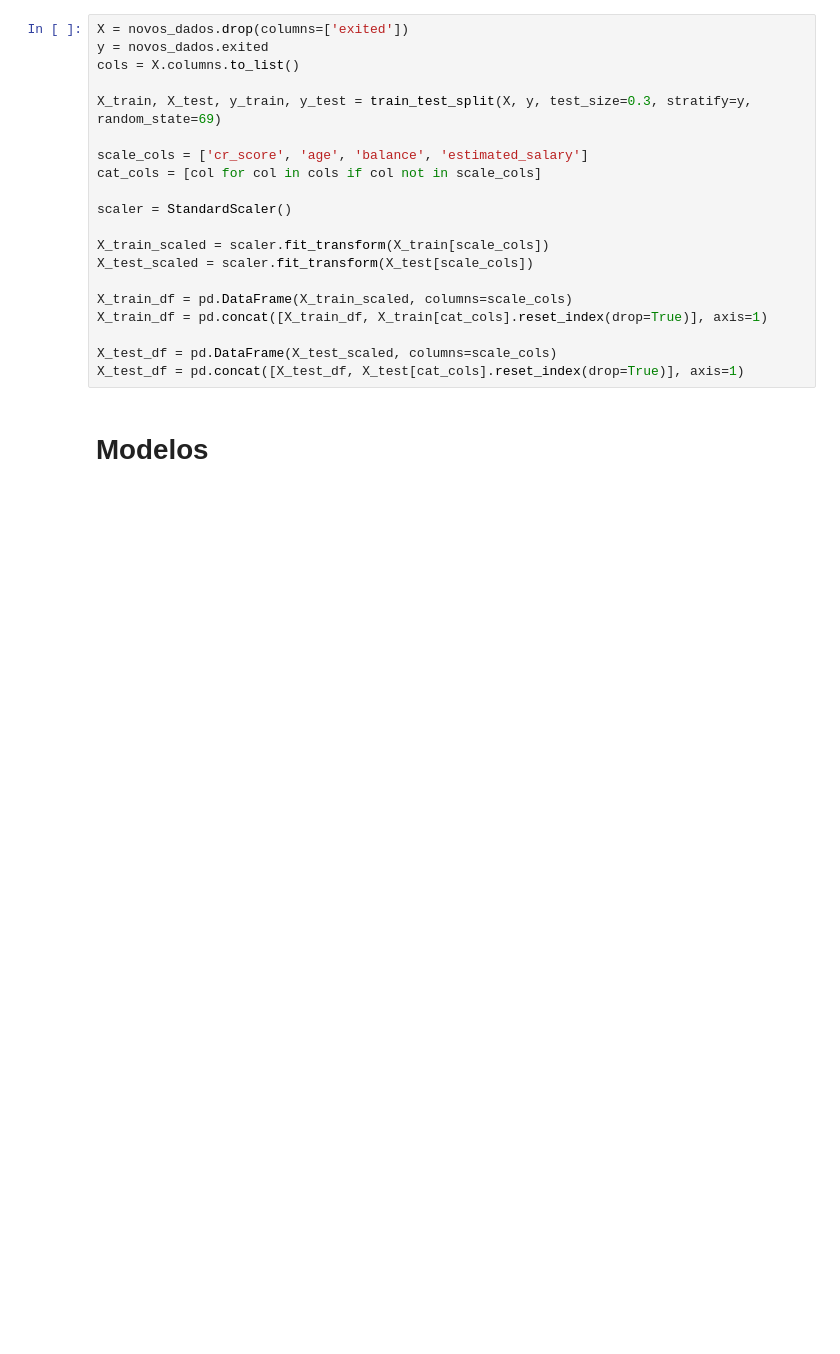
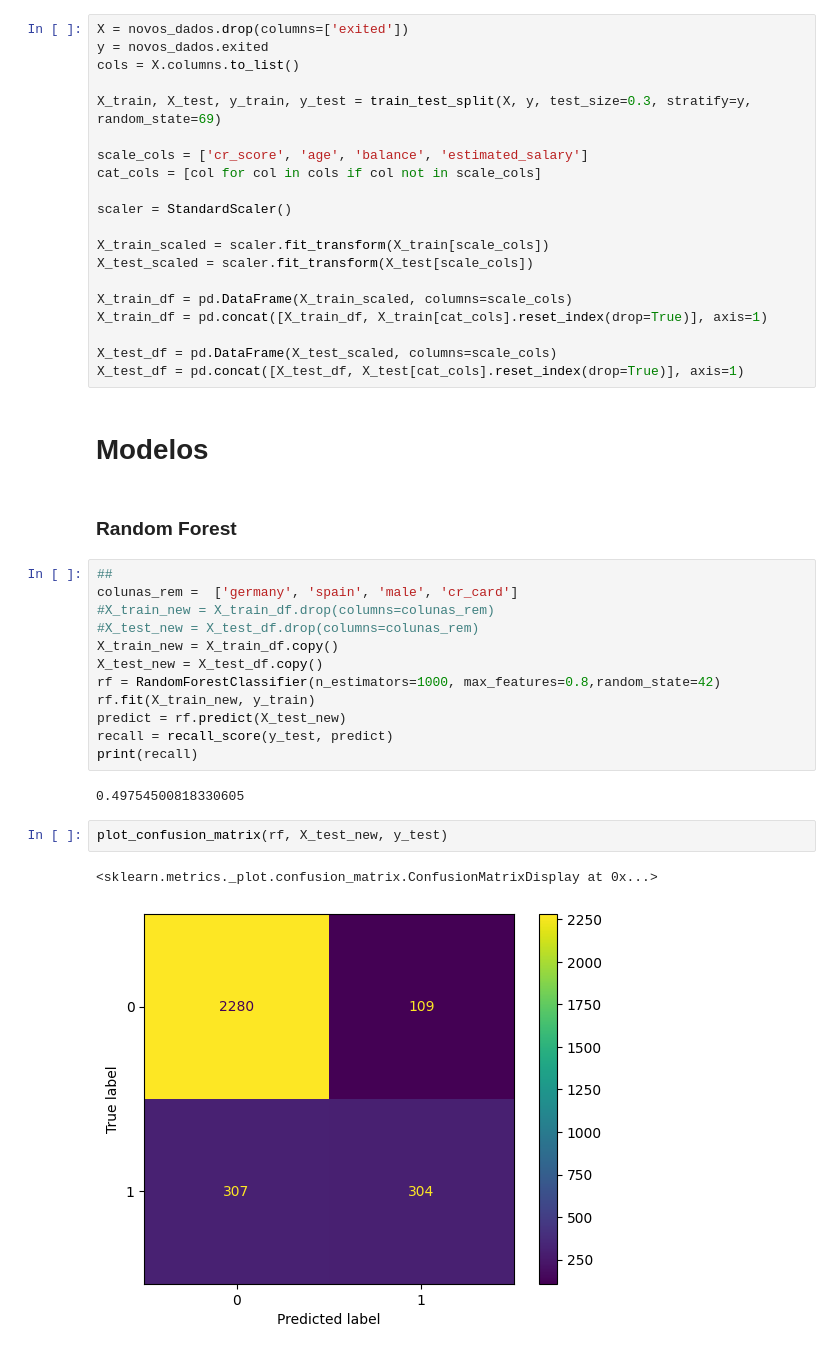
Before and after one commit to castroavila/machine_learning_i, a Jupyter notebook: projeto_aplicado.ipynb, the cells around one changed output. Saved outputs shown, nothing was run; the diff lists cells and outputs as text; blank space fills up the shorter version.

Commit message:
Implementacao de Random Forest

```diff
--- a/projeto_aplicado.ipynb
+++ b/projeto_aplicado.ipynb
@@ -191,3 +194,24 @@ X_test_df = pd.DataFrame(X_test_scaled, columns=scale_cols)
 X_test_df = pd.concat([X_test_df, X_test[cat_cols].reset_index(drop=True)], axis=1)
 # %% [markdown]
 # Modelos
+# %% [markdown]
+### Random Forest
+# %%
+##
+colunas_rem =  ['germany', 'spain', 'male', 'cr_card']
+#X_train_new = X_train_df.drop(columns=colunas_rem)
+#X_test_new = X_test_df.drop(columns=colunas_rem)
+X_train_new = X_train_df.copy()
+X_test_new = X_test_df.copy()
+rf = RandomForestClassifier(n_estimators=1000, max_features=0.8,random_state=42)
+rf.fit(X_train_new, y_train)
+predict = rf.predict(X_test_new)
+recall = recall_score(y_test, predict)
+print(recall)
+# %% [output]
+0.49754500818330605
+# %%
+plot_confusion_matrix(rf, X_test_new, y_test)
+# %% [output]
+<sklearn.metrics._plot.confusion_matrix.ConfusionMatrixDisplay at 0x...>
+[figure, added]
```
Also changed, not shown: parts of 5 cells of this notebook.
